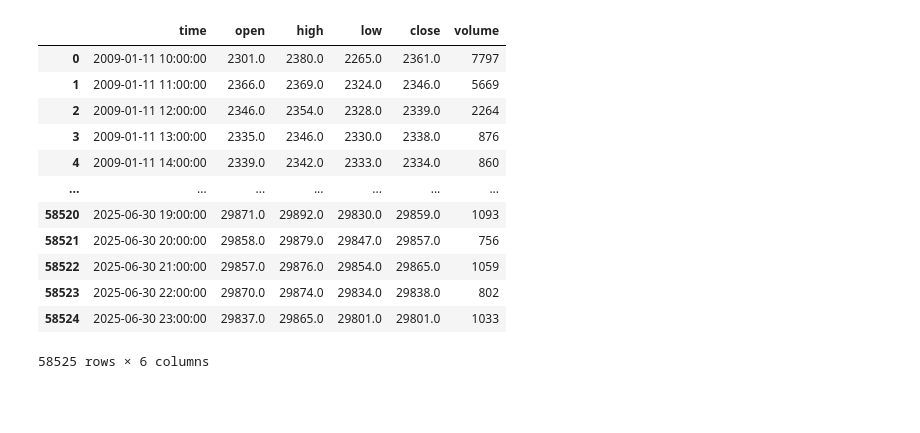
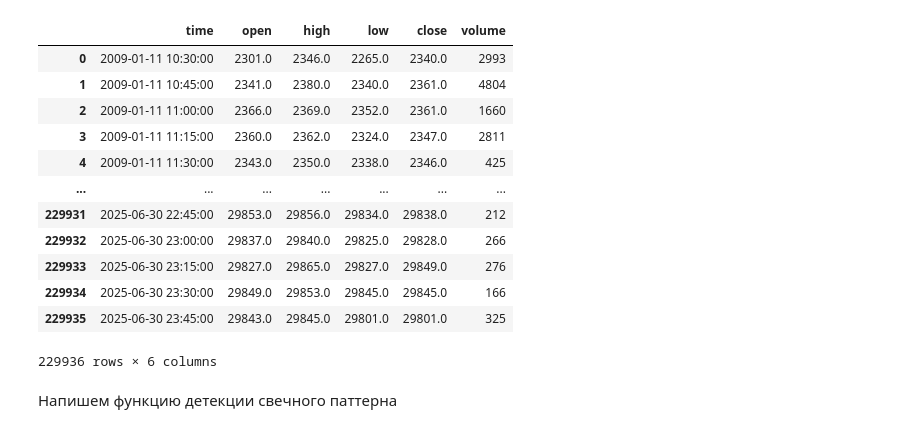
Before and after one commit to AlexKosuhin/AlgoTrading, a Jupyter notebook: classification.ipynb, the cells around one changed output. Drawn from its saved outputs; the diff is of its cells as text; code cells hidden in the pictures; blank space fills up the shorter version.

```diff
--- a/classification.ipynb
+++ b/classification.ipynb
@@ -88,20 +90,22 @@ def good_dataframe(data, timeframe):
 
   return result
 # %%
-sber_1h_bad = good_dataframe(sber, '1h')
-sber_1h = sber_1h_bad.reset_index()
-sber_1h
+sber_15_bad = good_dataframe(sber, '15 min')
+sber_15 = sber_15_bad.reset_index()
+sber_15
 # %% [output]
 |  | time | open | high | low | close | volume |
-| 0 | 2009-01-11 10:00:00 | 2301.0 | 2380.0 | 2265.0 | 2361.0 | 7797 |
-| 1 | 2009-01-11 11:00:00 | 2366.0 | 2369.0 | 2324.0 | 2346.0 | 5669 |
-| 2 | 2009-01-11 12:00:00 | 2346.0 | 2354.0 | 2328.0 | 2339.0 | 2264 |
-| 3 | 2009-01-11 13:00:00 | 2335.0 | 2346.0 | 2330.0 | 2338.0 | 876 |
-| 4 | 2009-01-11 14:00:00 | 2339.0 | 2342.0 | 2333.0 | 2334.0 | 860 |
+| 0 | 2009-01-11 10:30:00 | 2301.0 | 2346.0 | 2265.0 | 2340.0 | 2993 |
+| 1 | 2009-01-11 10:45:00 | 2341.0 | 2380.0 | 2340.0 | 2361.0 | 4804 |
+| 2 | 2009-01-11 11:00:00 | 2366.0 | 2369.0 | 2352.0 | 2361.0 | 1660 |
+| 3 | 2009-01-11 11:15:00 | 2360.0 | 2362.0 | 2324.0 | 2347.0 | 2811 |
+| 4 | 2009-01-11 11:30:00 | 2343.0 | 2350.0 | 2338.0 | 2346.0 | 425 |
 | ... | ... | ... | ... | ... | ... | ... |
-| 58520 | 2025-06-30 19:00:00 | 29871.0 | 29892.0 | 29830.0 | 29859.0 | 1093 |
-| 58521 | 2025-06-30 20:00:00 | 29858.0 | 29879.0 | 29847.0 | 29857.0 | 756 |
-| 58522 | 2025-06-30 21:00:00 | 29857.0 | 29876.0 | 29854.0 | 29865.0 | 1059 |
-| 58523 | 2025-06-30 22:00:00 | 29870.0 | 29874.0 | 29834.0 | 29838.0 | 802 |
-| 58524 | 2025-06-30 23:00:00 | 29837.0 | 29865.0 | 29801.0 | 29801.0 | 1033 |
+| 229931 | 2025-06-30 22:45:00 | 29853.0 | 29856.0 | 29834.0 | 29838.0 | 212 |
+| 229932 | 2025-06-30 23:00:00 | 29837.0 | 29840.0 | 29825.0 | 29828.0 | 266 |
+| 229933 | 2025-06-30 23:15:00 | 29827.0 | 29865.0 | 29827.0 | 29849.0 | 276 |
+| 229934 | 2025-06-30 23:30:00 | 29849.0 | 29853.0 | 29845.0 | 29845.0 | 166 |
+| 229935 | 2025-06-30 23:45:00 | 29843.0 | 29845.0 | 29801.0 | 29801.0 | 325 |
-58525 rows × 6 columns
+229936 rows × 6 columns
+# %% [markdown]
+Напишем функцию детекции свечного паттерна
```
Also changed, not shown: parts of 21 cells of this notebook, 3 other files.
